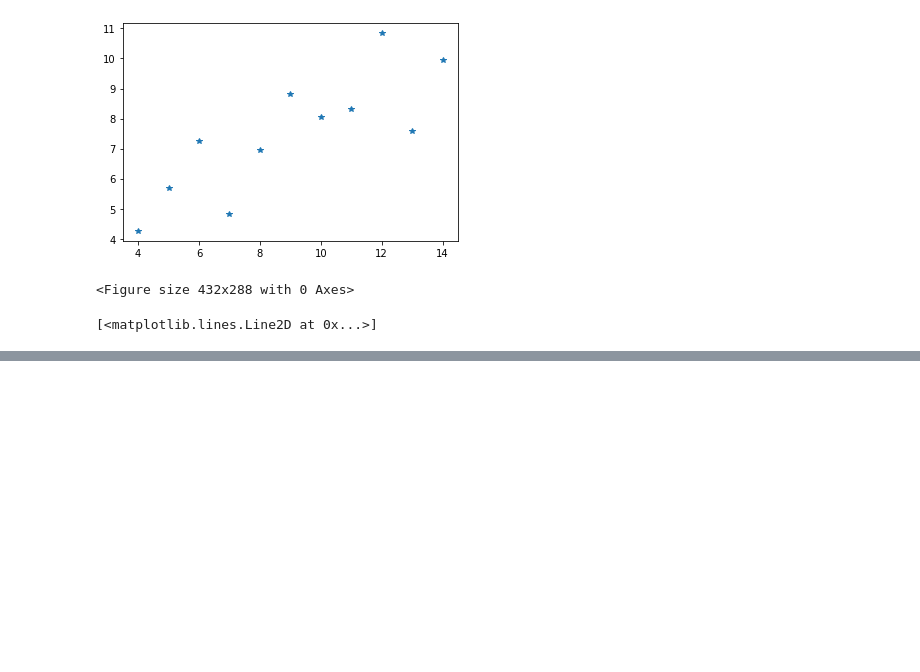
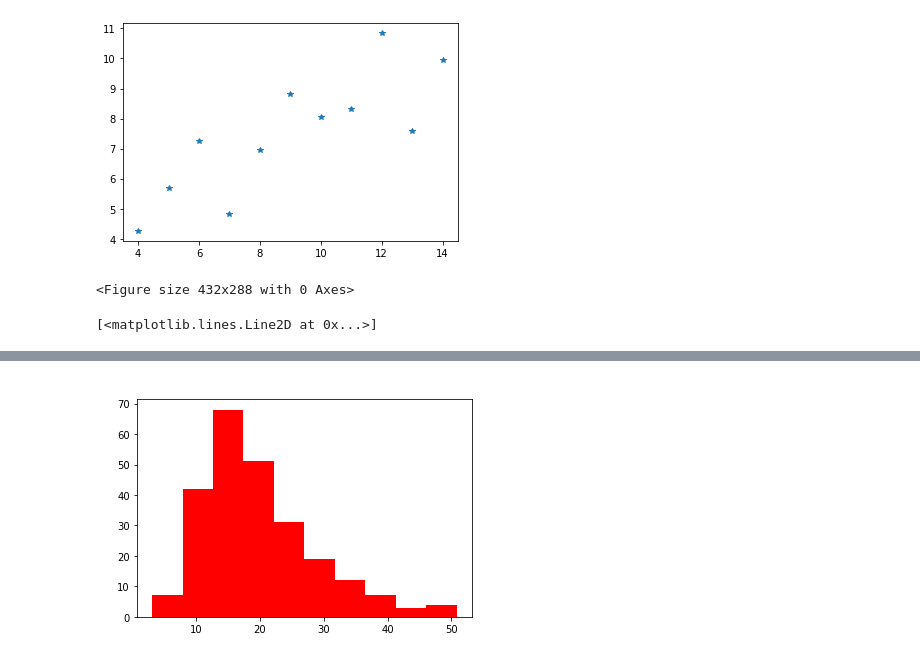
Before and after one commit to shkim9089/StudyPython22, a Jupyter notebook: jupyter/03_판다스 그래프 그리기.ipynb, the cells around one changed output, grey strips where cells are left out. Drawn from its saved outputs; the diff is of its cells as text; code cells hidden in the pictures; blank space fills up the shorter version.

```diff
--- a/jupyter/03_판다스 그래프 그리기.ipynb
+++ b/jupyter/03_판다스 그래프 그리기.ipynb
@@ -62,0 +85,8 @@ fig
+# %%
+axes1.hist(tips['total_bill'],bins=10,color='red')  #bins간격
+axes1.set_title('Historgram od Total Bill',color='white')
+axes1.set_xlabel('Frequency',color='white')
+axes1.set_ylabel('Toatal Bill',color='white')
+fig
+# %% [output]
+[figure, added]
```
Also changed, not shown: parts of 34 cells of this notebook, 10 other files.
